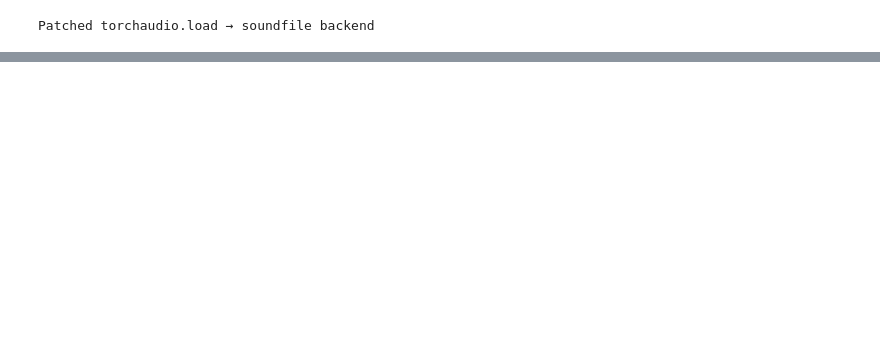
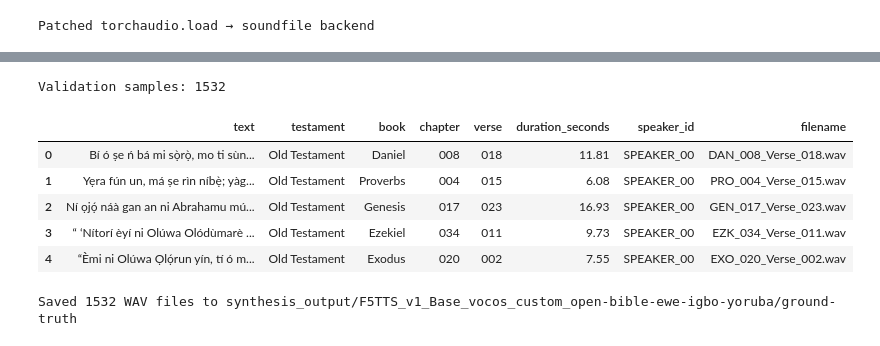
Before and after one commit to davidguzmanr/F5-TTS, a Jupyter notebook: inference.ipynb, the cells around one changed output, grey strips where cells are left out. Saved outputs shown, nothing was run; the diff lists cells and outputs as text; code cells hidden in the pictures; blank space fills up the shorter version.

```diff
--- a/inference.ipynb
+++ b/inference.ipynb
@@ -56,3 +69,22 @@ Validation samples: 1286
+# %%
+# ── Save ground-truth audio files ─────────────────────────────────────────────
+GROUND_TRUTH_DIR = f"{OUTPUT_DIR}/ground-truth"
+os.makedirs(GROUND_TRUTH_DIR, exist_ok=True)
+
+for example in tqdm(ds, desc="Saving ground-truth WAVs"):
+    filename = example["filename"]                  # e.g. "abc123.mp3"
+    stem     = os.path.splitext(filename)[0]        # strip original extension
+    out_path = f"{GROUND_TRUTH_DIR}/{stem}.wav"
+
+    audio_bytes = example["audio"]["bytes"]         # raw bytes from the parquet
+
+    # Read from bytes buffer → numpy array + sample rate
+    with io.BytesIO(audio_bytes) as buf:
+        audio_array, sample_rate = sf.read(buf)
+
+    sf.write(out_path, audio_array, sample_rate)
+
+print(f"Saved {len(ds)} WAV files to {GROUND_TRUTH_DIR}")
 # %%
 # ── Pick a reference audio from the training set ──────────────────────────────
 # F5-TTS clones the speaker from a short reference clip + its transcript.
@@ -179,0 +278,57 @@ Playing: synthesis_output/F5TTS_v1_Base_vocos_pinyin_open-bible-yoruba/New-Testa
+# %%
+# ── Paths ──────────────────────────────────────────────────────────────────────
+# Checkpoint & vocab  (edit CKPT_PATH to switch models)
+CKPT_PATH    = "ckpts/F5TTS_v1_Base_vocos_custom_open-bible-ewe-igbo-yoruba/model_last.pt"
+VOCAB_FILE   = "data/open-bible-ewe-igbo-yoruba_custom/vocab.txt"
+MODEL_CFG    = "src/f5_tts/configs/F5TTS_v1_Base_Open_Bible_Ewe-Igbo-Yoruba.yaml"
+
+OUTPUT_DIR   = "synthesis_output/F5TTS_v1_Base_vocos_custom_open-bible-ewe-igbo-yoruba"
+os.makedirs(OUTPUT_DIR, exist_ok=True)
+
+# ── Load test set ──────────────────────────────────────────────────────────────
+def get_audio_filename(example):
+    # Now example["audio"] is {'path': '...', 'bytes': b'...'}
+    example["filename"] = example["audio"]["path"].split("/")[-1]
+    return example
+
+ds = load_dataset(
+    "parquet",
+    data_files={"test": f"hf://datasets/davidguzmanr/open-bible-resources/{LANGUAGE}/test-*.parquet"},
+    split="test"
+)
+ds = ds.cast_column("audio", Audio(decode=False))
+ds = ds.map(get_audio_filename)
+
+# Convert to pandas DataFrame and remove the audio column
+test = ds.remove_columns("audio").to_pandas()
+print(f"Validation samples: {len(test)}")
+test.head()
+# %% [output]
+Validation samples: 1532
+|  | text | testament | book | chapter | verse | duration_seconds | speaker_id | filename |
+| 0 | Bí ó ṣe ń bá mi sọ̀rọ̀, mo ti sùn... | Old Testament | Daniel | 008 | 018 | 11.81 | SPEAKER_00 | DAN_008_Verse_018.wav |
+| 1 | Yẹra fún un, má ṣe rìn níbẹ̀; yàg... | Old Testament | Proverbs | 004 | 015 | 6.08 | SPEAKER_00 | PRO_004_Verse_015.wav |
+| 2 | Ní ọjọ́ náà gan an ni Abrahamu mú... | Old Testament | Genesis | 017 | 023 | 16.93 | SPEAKER_00 | GEN_017_Verse_023.wav |
+| 3 | “ ‘Nítorí èyí ni Olúwa Olódùmarè ... | Old Testament | Ezekiel | 034 | 011 | 9.73 | SPEAKER_00 | EZK_034_Verse_011.wav |
+| 4 | “Èmi ni Olúwa Ọlọ́run yín, tí ó m... | Old Testament | Exodus | 020 | 002 | 7.55 | SPEAKER_00 | EXO_020_Verse_002.wav |
+# %%
+# ── Save ground-truth audio files ─────────────────────────────────────────────
+GROUND_TRUTH_DIR = f"{OUTPUT_DIR}/ground-truth"
+os.makedirs(GROUND_TRUTH_DIR, exist_ok=True)
+
+for example in tqdm(ds, desc="Saving ground-truth WAVs"):
+    filename = example["filename"]                  # e.g. "abc123.mp3"
+    stem     = os.path.splitext(filename)[0]        # strip original extension
+    out_path = f"{GROUND_TRUTH_DIR}/{stem}.wav"
+
+    audio_bytes = example["audio"]["bytes"]         # raw bytes from the parquet
+
+    # Read from bytes buffer → numpy array + sample rate
+    with io.BytesIO(audio_bytes) as buf:
+        audio_array, sample_rate = sf.read(buf)
+
+    sf.write(out_path, audio_array, sample_rate)
+
+print(f"Saved {len(ds)} WAV files to {GROUND_TRUTH_DIR}")
+# %% [output]
+Saved 1532 WAV files to synthesis_output/F5TTS_v1_Base_vocos_custom_open-bible-ewe-igbo-yoruba/ground-truth
```
Also changed, not shown: parts of 19 cells of this notebook, 5 other files.
